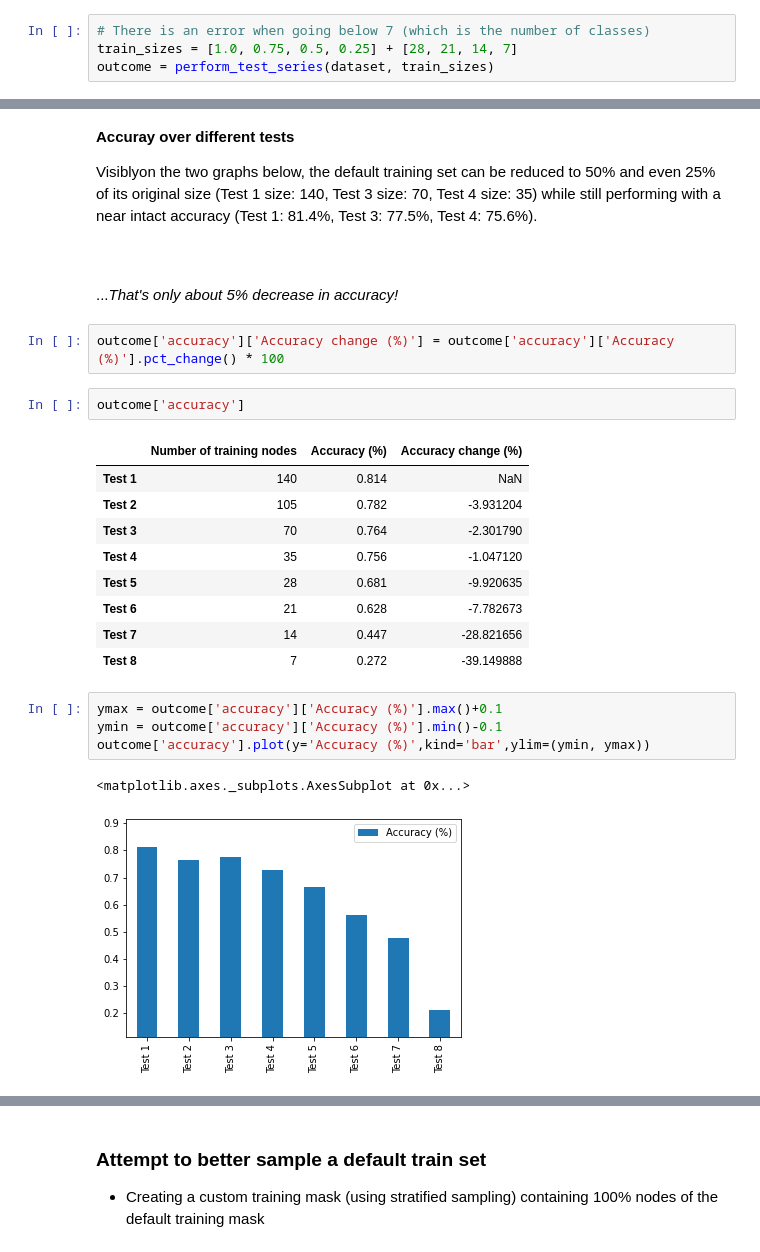
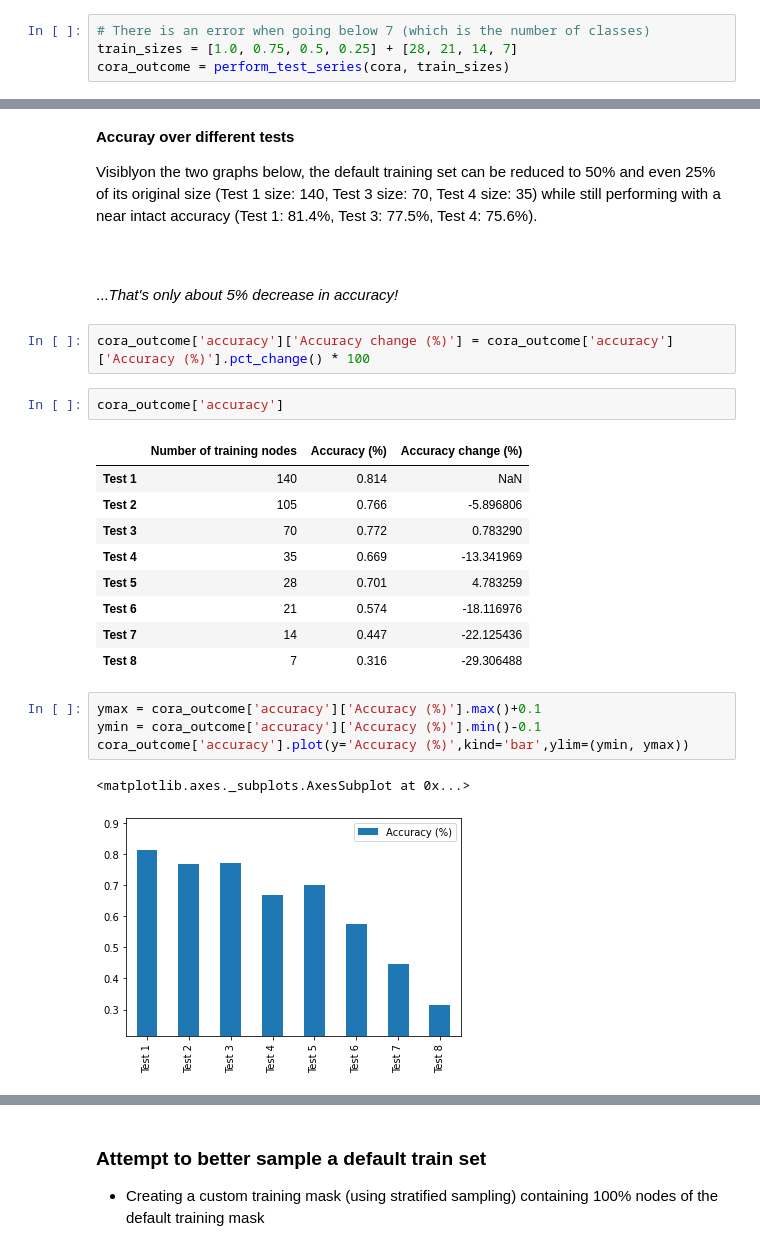
Before and after one commit to kamilwyszynski/gnn_training_set_reduction_testing, a Jupyter notebook: GNN_training_set_reduction.ipynb, the cells around one changed output, grey strips where cells are left out. Cells and saved outputs as stored; diff of their text form.

Commit message:
Graph generation update

```diff
--- a/GNN_training_set_reduction.ipynb
+++ b/GNN_training_set_reduction.ipynb
@@ -335,6 +340,6 @@ get_base_prediction_rate(cora[0])
 # %%
 # There is an error when going below 7 (which is the number of classes)
 train_sizes = [1.0, 0.75, 0.5, 0.25] + [28, 21, 14, 7]
-outcome = perform_test_series(dataset, train_sizes)
+cora_outcome = perform_test_series(cora, train_sizes)
 # %% [output]
 [interactive output not drawn]
@@ -358,24 +464,24 @@ Visiblyon the two graphs below, the default training set can be reduced to 50% a
 
 ..._That's only about 5% decrease in accuracy!_
 # %%
-outcome['accuracy']['Accuracy change (%)'] = outcome['accuracy']['Accuracy (%)'].pct_change() * 100
+cora_outcome['accuracy']['Accuracy change (%)'] = cora_outcome['accuracy']['Accuracy (%)'].pct_change() * 100
 # %%
-outcome['accuracy']
+cora_outcome['accuracy']
 # %% [output]
 |  | Number of training nodes | Accuracy (%) | Accuracy change (%) |
 | Test 1 | 140 | 0.814 | NaN |
-| Test 2 | 105 | 0.782 | -3.931204 |
-| Test 3 | 70 | 0.764 | -2.301790 |
-| Test 4 | 35 | 0.756 | -1.047120 |
-| Test 5 | 28 | 0.681 | -9.920635 |
-| Test 6 | 21 | 0.628 | -7.782673 |
-| Test 7 | 14 | 0.447 | -28.821656 |
-| Test 8 | 7 | 0.272 | -39.149888 |
+| Test 2 | 105 | 0.766 | -5.896806 |
+| Test 3 | 70 | 0.772 | 0.783290 |
+| Test 4 | 35 | 0.669 | -13.341969 |
+| Test 5 | 28 | 0.701 | 4.783259 |
+| Test 6 | 21 | 0.574 | -18.116976 |
+| Test 7 | 14 | 0.447 | -22.125436 |
+| Test 8 | 7 | 0.316 | -29.306488 |
 # %%
-ymax = outcome['accuracy']['Accuracy (%)'].max()+0.1
-ymin = outcome['accuracy']['Accuracy (%)'].min()-0.1
-outcome['accuracy'].plot(y='Accuracy (%)',kind='bar',ylim=(ymin, ymax))
+ymax = cora_outcome['accuracy']['Accuracy (%)'].max()+0.1
+ymin = cora_outcome['accuracy']['Accuracy (%)'].min()-0.1
+cora_outcome['accuracy'].plot(y='Accuracy (%)',kind='bar',ylim=(ymin, ymax))
 # %% [output]
 <matplotlib.axes._subplots.AxesSubplot at 0x...>
-[figure, old version]
+[figure, new version]
 # %%
```
Also changed, not shown: parts of 31 cells of this notebook.
